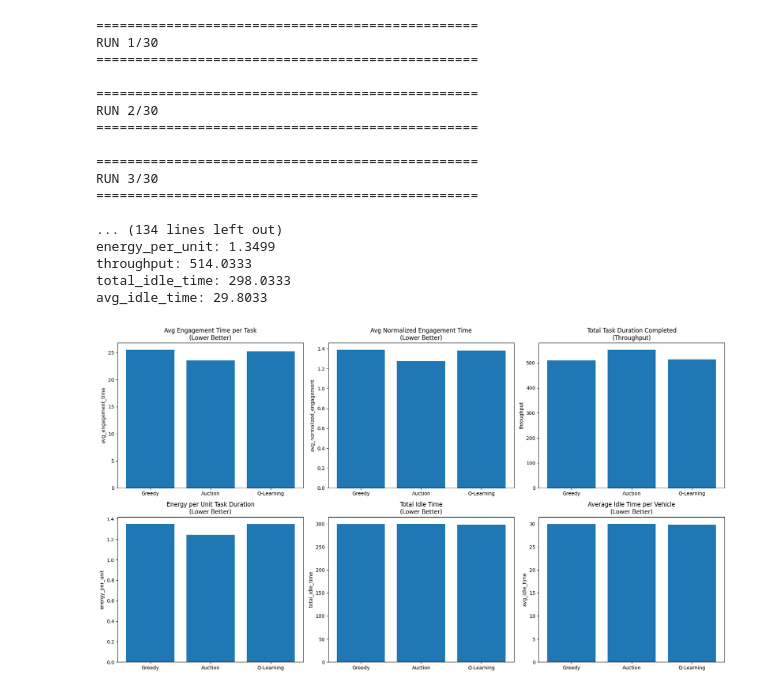
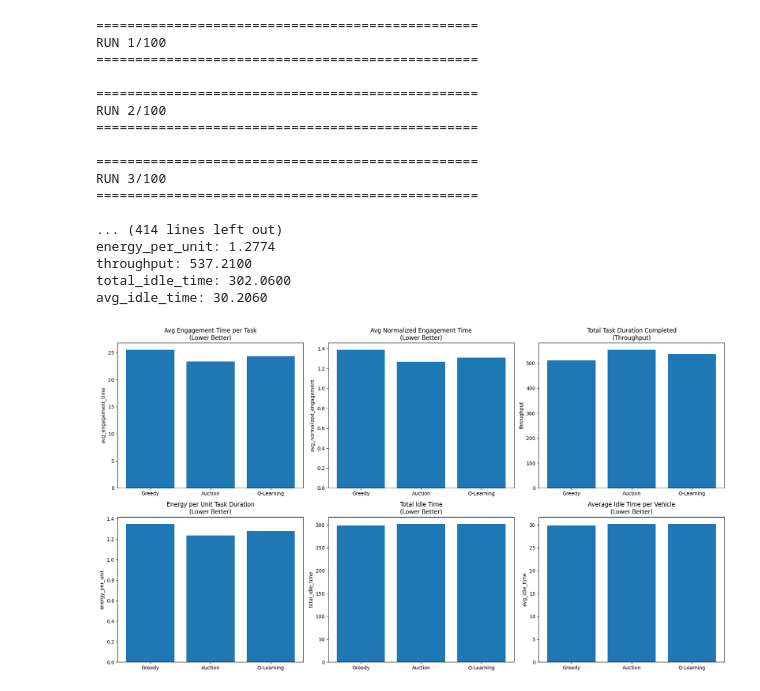
Before and after one commit to minh-nguyen-mn/AI-Based-Fleet-Coordination, a Jupyter notebook: fleet_ComparisonDynamicGiven.ipynb, the cells around one changed output. Saved outputs shown, nothing was run; the diff lists cells and outputs as text; code cells hidden in the pictures.

```diff
--- a/fleet_ComparisonDynamicGiven.ipynb
+++ b/fleet_ComparisonDynamicGiven.ipynb
@@ -583,7 +583,7 @@ TIME_STEPS = 100
 NEW_TASK_PROB = 0.5
 URGENCY_INCREMENT = 1
 
-NUM_RUNS = 30
+NUM_RUNS = 100
 
 
 # =========================================================
@@ -1115,39 +1115,39 @@ for i, metric in enumerate(metrics_labels):
 
         average_results["Auction"][metric],
 
         average_results["Q-Learning"][metric]
     ]
 
     axes[i].bar(
         methods,
         values
     )
 
     axes[i].set_title(
         titles[i]
     )
 
     axes[i].set_ylabel(metric)
 
 plt.tight_layout()
 
 plt.show()
 # %% [output]
 =================================================
-RUN 1/30
+RUN 1/100
 =================================================
 
 =================================================
-RUN 2/30
+RUN 2/100
 =================================================
 
 =================================================
-RUN 3/30
+RUN 3/100
 =================================================
 
-... (134 lines left out)
-energy_per_unit: 1.3499
-throughput: 514.0333
-total_idle_time: 298.0333
-avg_idle_time: 29.8033
+... (414 lines left out)
+energy_per_unit: 1.2774
+throughput: 537.2100
+total_idle_time: 302.0600
+avg_idle_time: 30.2060
-[figure, old version]
+[figure, new version]
```
Also changed, not shown: parts of 1 cell of this notebook, 18 other files.
